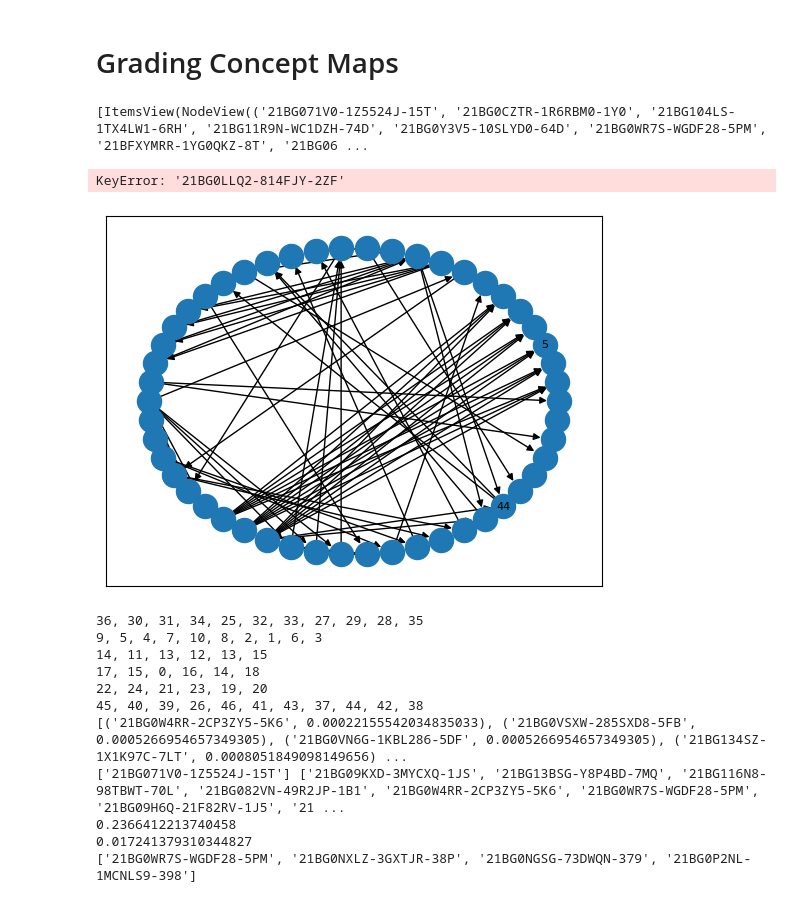
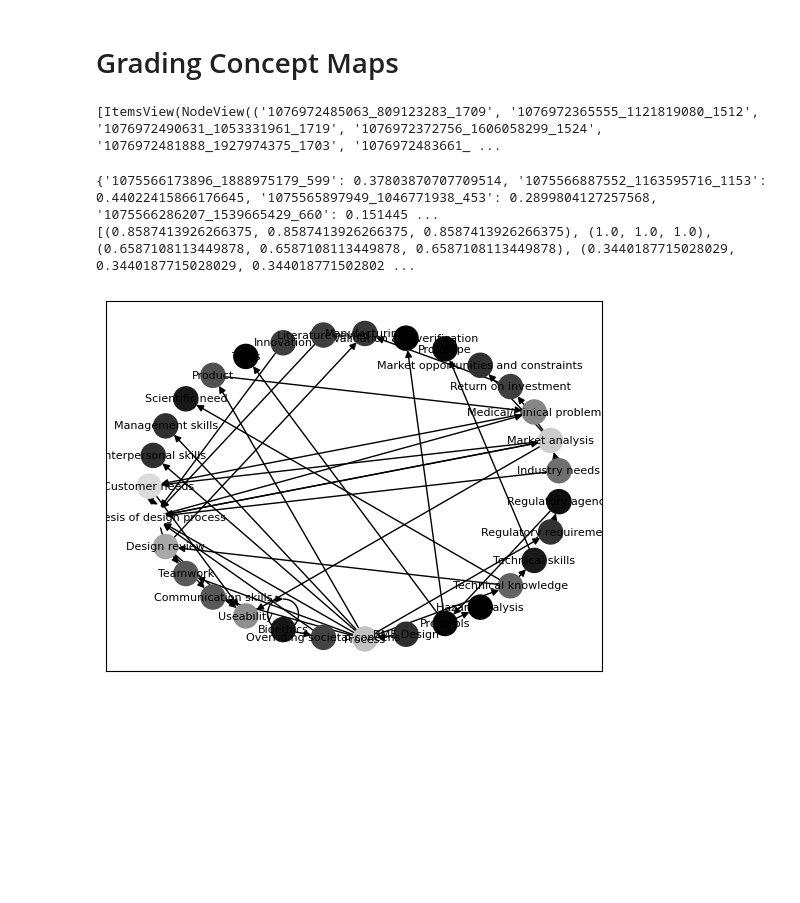
Before and after one commit to IsaacSussman/concept-map-grading, a Jupyter notebook: cmap-scoring.ipynb, the cells around one changed output. Drawn from its saved outputs; the diff is of its cells as text; code cells hidden in the pictures; blank space fills up the shorter version.

```diff
--- a/cmap-scoring.ipynb
+++ b/cmap-scoring.ipynb
@@ -8,41 +14,57 @@ import networkx
 # %%
-paths = ["cmaps/CS_Tech_2.cmap.cxl", "cmaps/IndustEngOrganization.cxl"] # Bacterial Characteristics
-expert_path = "cmaps/AeroCapture.cxl"
+paths = [f"cmaps\Student\cmap {i}.cxl" for i in range(12,18)] # Bacterial Characteristics
+expert_paths = [f"cmaps/Expert/{i}" for i in ['Andriacchi Concept Map.cmap.cxl','Barker Concept Map.cmap.cxl', 'Brock Concept Map.cmap.cxl', "Buchs Concept Map.cmap.cxl",'Eberhardt Concept Map.cmap.cxl','Goldberg Concept Map.cmap.cxl','Klasnej Concept Map.cmap.cxl','Kriewall Concept Map.cmap.cxl','Kunst Concept Map.cmap.cxl','Long L Last Name Concept Map.cmap.cxl','Manns Concept Map.cmap.cxl','Rice Concept Map.cmap.cxl','TNL Concept Map2.cmap.cxl']]
 fuzzy = False
 parsed_cmaps = [Cxl(i, fuzzy, os.path.basename(i)) for i in paths]
-expert_cmap = Cxl(expert_path, fuzzy, os.path.basename(expert_path))
+parsed_expert_cmaps = [Cxl(i, fuzzy, os.path.basename(i)) for i in expert_paths]
 for i in range(len(parsed_cmaps)):
     parsed_cmaps[i].parse_map()
+for i in range(len(parsed_expert_cmaps)):
+    parsed_expert_cmaps[i].parse_map()
 [str(i) for i in parsed_cmaps]
 print(str([parsed_cmaps[1].graph.nodes.items()]))
 parsed_cmaps[1]._find_leaves()
-Cxl.show_map(parsed_cmaps[1])
+# Cxl.show_map(parsed_cmaps[1])
 # %% [output]
-[ItemsView(NodeView(('21BG071V0-1Z5524J-15T', '21BG0CZTR-1R6RBM0-1Y0', '21BG104LS-1TX4LW1-6RH', '21BG11R9N-WC1DZH-74D', '21BG0Y3V5-10SLYD0-64D', '21BG0WR7S-WGDF28-5PM', '21BFXYMRR-1YG0QKZ-8T', '21BG06 ...
+[ItemsView(NodeView(('1076972485063_809123283_1709', '1076972365555_1121819080_1512', '1076972490631_1053331961_1719', '1076972372756_1606058299_1524', '1076972481888_1927974375_1703', '1076972483661_ ...
-KeyError: '21BG0LLQ2-814FJY-2ZF'
-[figure, removed]
 # %%
-sc = ScoredCxl(parsed_cmaps[1])
+"""sc = ScoredCxl(parsed_cmaps[1])
 sc.score_density()
 print("\n".join([", ".join(["".join([k if k != '\n' else " " for k in sc.cmap.concepts_by_id[i]['label']]) for i in j]) for j in list(sc.score(1))]))
 sc.find_centers(True, True)
 
-sorted_items = sorted(sc.center["eigenvector_center"].items(), key=lambda item: item[1])
-print(sorted_items)
+sorted_items = sorted(sc.center["page_rank"].items(), key=lambda item: item[1])
+print("!!! -> ",sorted_items)
 sc.cmap._find_leaves()
 print(sc.cmap.no_incoming_ids,sc.cmap.no_outgoing_ids)
-print(float(Cxl.link_count(sc.cmap, "21BG071V0-1Z5524J-15T", [Cxl.LinkType.CROSS, Cxl.LinkType.REVERSE]))/Cxl.link_count(sc.cmap, "21BG071V0-1Z5524J-15T", [Cxl.LinkType.ALL]))
-print(networkx.transitivity(sc.cmap.graph))
 print(networkx.barycenter(sc.cmap.graph.to_undirected()))
+print(float(Cxl.link_count(sc.cmap, networkx.barycenter(sc.cmap.graph.to_undirected())[0], [Cxl.LinkType.CROSS, Cxl.LinkType.REVERSE]))/Cxl.link_count(sc.cmap, networkx.barycenter(sc.cmap.graph.to_undirected())[0], [Cxl.LinkType.ALL]))
+print(float(Cxl.link_count(sc.cmap, None, [Cxl.LinkType.CROSS, Cxl.LinkType.REVERSE]))/Cxl.link_count(sc.cmap, None, [Cxl.LinkType.ALL]))
+print(networkx.transitivity(sc.cmap.graph))"""
+
+scored_students = [j for j in [ScoredCxl(i) for i in parsed_cmaps]]
+scored_experts = [j for j in [ScoredCxl(i) for i in parsed_expert_cmaps]]
+for i in range(len(scored_experts)):
+    t = 10**-6
+    while t<10:
+        try:
+            scored_experts[i].find_centers()
+            #print(i)
+            break
+        except:
+            t*=10
+
+#print(([float(Cxl.link_count(i.cmap,None, [Cxl.LinkType.CROSS, Cxl.LinkType.REVERSE]))/float(Cxl.link_count(i.cmap,None, [Cxl.LinkType.ALL])) for i in scored_students]))
+#print(([float(Cxl.link_count(i.cmap,None, [Cxl.LinkType.CROSS, Cxl.LinkType.REVERSE]))/float(Cxl.link_count(i.cmap,None, [Cxl.LinkType.ALL])) for i in scored_experts]))
+
+#print(sum([float(Cxl.link_count(i.cmap,None, [Cxl.LinkType.CROSS, Cxl.LinkType.REVERSE]))/float(Cxl.link_count(i.cmap,None, [Cxl.LinkType.ALL])) for i in scored_students])/(len(scored_students)))
+#print(sum([float(Cxl.link_count(i.cmap,None, [Cxl.LinkType.CROSS, Cxl.LinkType.REVERSE]))/float(Cxl.link_count(i.cmap,None, [Cxl.LinkType.ALL])) for i in scored_experts])/(len(scored_experts)))
+#print([len(list(networkx.simple_cycles(i.cmap.graph))) for i in scored_experts])
+# print([len(list(networkx.simple_cycles(i.cmap.graph))) for i in scored_students])
+countvscycles = ([((0,0,1), (len(i.cmap.concepts_by_id),len(i.cmap.graph.edges), len(list(networkx.simple_cycles(i.cmap.graph))))) for i in scored_experts]+[((1,0,0), (len(i.cmap.concepts_by_id),len(i.cmap.graph.edges), len(list(networkx.simple_cycles(i.cmap.graph))))) for i in scored_students])
+#print(scored_experts[0].center["eigenvector_center"])
+scored_experts[0].show_map_coloring()
 # %% [output]
-36, 30, 31, 34, 25, 32, 33, 27, 29, 28, 35
-9, 5, 4, 7, 10, 8, 2, 1, 6, 3
-14, 11, 13, 12, 13, 15
-17, 15, 0, 16, 14, 18
-22, 24, 21, 23, 19, 20
-45, 40, 39, 26, 46, 41, 43, 37, 44, 42, 38
-[('21BG0W4RR-2CP3ZY5-5K6', 0.00022155542034835033), ('21BG0VSXW-285SXD8-5FB', 0.0005266954657349305), ('21BG0VN6G-1KBL286-5DF', 0.0005266954657349305), ('21BG134SZ-1X1K97C-7LT', 0.0008051849098149656) ...
-['21BG071V0-1Z5524J-15T'] ['21BG09KXD-3MYCXQ-1JS', '21BG13BSG-Y8P4BD-7MQ', '21BG116N8-98TBWT-70L', '21BG082VN-49R2JP-1B1', '21BG0W4RR-2CP3ZY5-5K6', '21BG0WR7S-WGDF28-5PM', '21BG09H6Q-21F82RV-1J5', '21 ...
-0.2366412213740458
-0.017241379310344827
-['21BG0WR7S-WGDF28-5PM', '21BG0NXLZ-3GXTJR-38P', '21BG0NGSG-73DWQN-379', '21BG0P2NL-1MCNLS9-398']
+{'1075566173896_1888975179_599': 0.37803870707709514, '1075566887552_1163595716_1153': 0.44022415866176645, '1075565897949_1046771938_453': 0.2899804127257568, '1075566286207_1539665429_660': 0.151445 ...
+[(0.8587413926266375, 0.8587413926266375, 0.8587413926266375), (1.0, 1.0, 1.0), (0.6587108113449878, 0.6587108113449878, 0.6587108113449878), (0.3440187715028029, 0.3440187715028029, 0.344018771502802 ...
+[figure, added]
```
Also changed, not shown: parts of 2 cells of this notebook, 23 other files.
